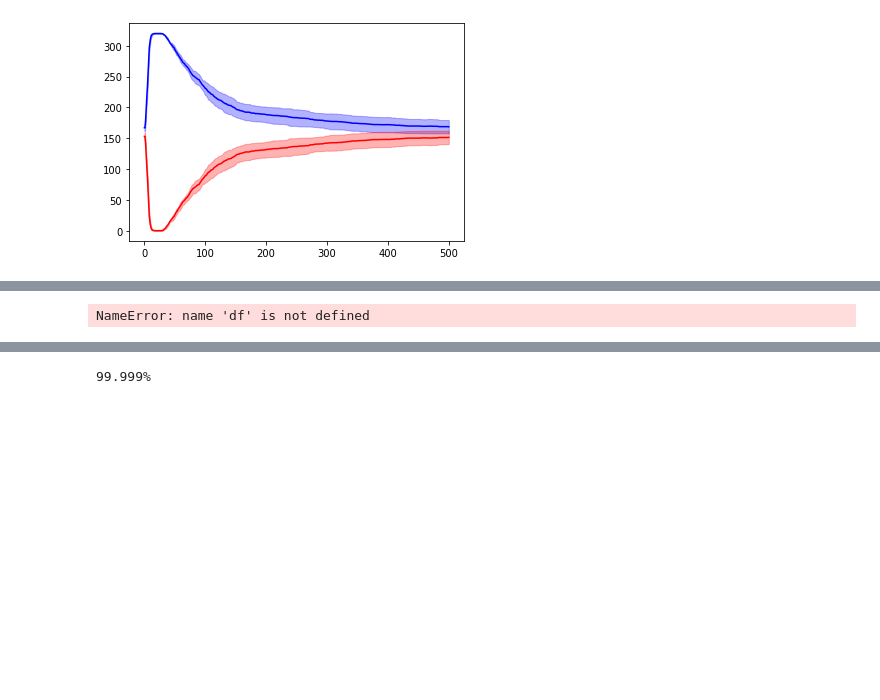
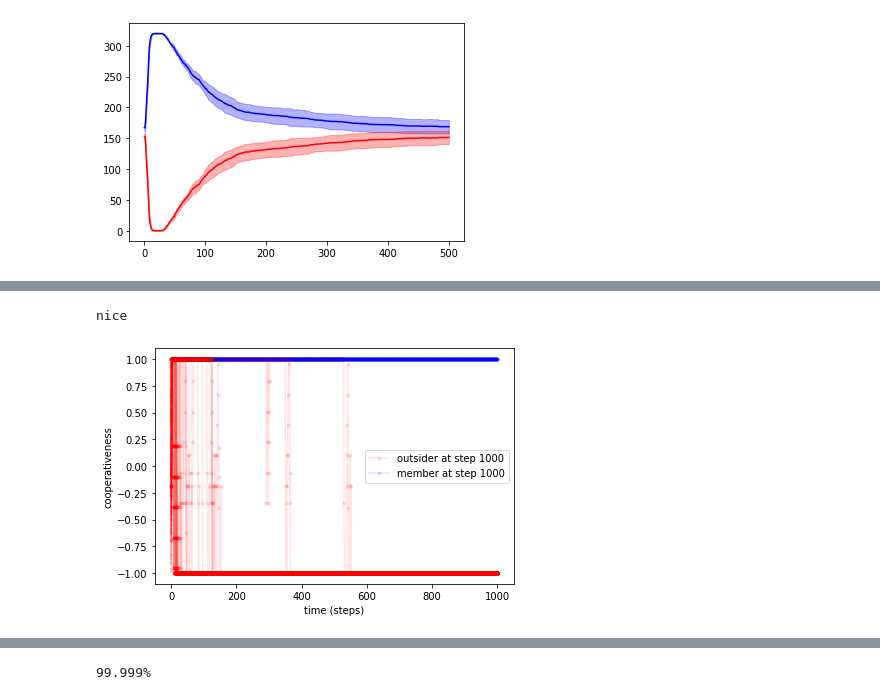
Before and after one commit to charelF/ABM, a Jupyter notebook: model/test.ipynb, the cells around one changed output, grey strips where cells are left out. Cells and saved outputs as stored; diff of their text form; code cells hidden in the pictures; blank space fills up the shorter version.

```diff
--- a/model/test.ipynb
+++ b/model/test.ipynb
@@ -107,26 +110,27 @@ df = model.datacollector.get_agent_vars_dataframe()
 # %%
 f1 = True
 f2 = True
-for agent in range(1):
+for agent in range(50):
     if np.array(df["agent_cooperativeness"][:, agent])[-1] > 0:
         if f1:
             print("nice")
             plt.plot(df["agent_cooperativeness"][:,agent], ".-", color="blue", alpha=0.1, label="member at step 1000")
             f1 = False
         else:
             plt.plot(df["agent_cooperativeness"][:,agent], ".-", color="blue", alpha=0.1)
     else:
         if f2:
             plt.plot(df["agent_cooperativeness"][:,agent], ".-", color="red", alpha=0.1, label="outsider at step 1000")
             f2 = False
         else: plt.plot(df["agent_cooperativeness"][:,agent], ".-", color="red", alpha=0.1)
 # plt.show()
 
 plt.xlabel("time (steps)")
 plt.ylabel("cooperativeness")
 plt.tight_layout()
 plt.legend()
 # plt.savefig("../img/starwars.png", dpi=300)
 plt.show()
 # %% [output]
-NameError: name 'df' is not defined
+nice
+[figure, added]
```
Also changed, not shown: parts of 25 cells of this notebook, 3 other files.
